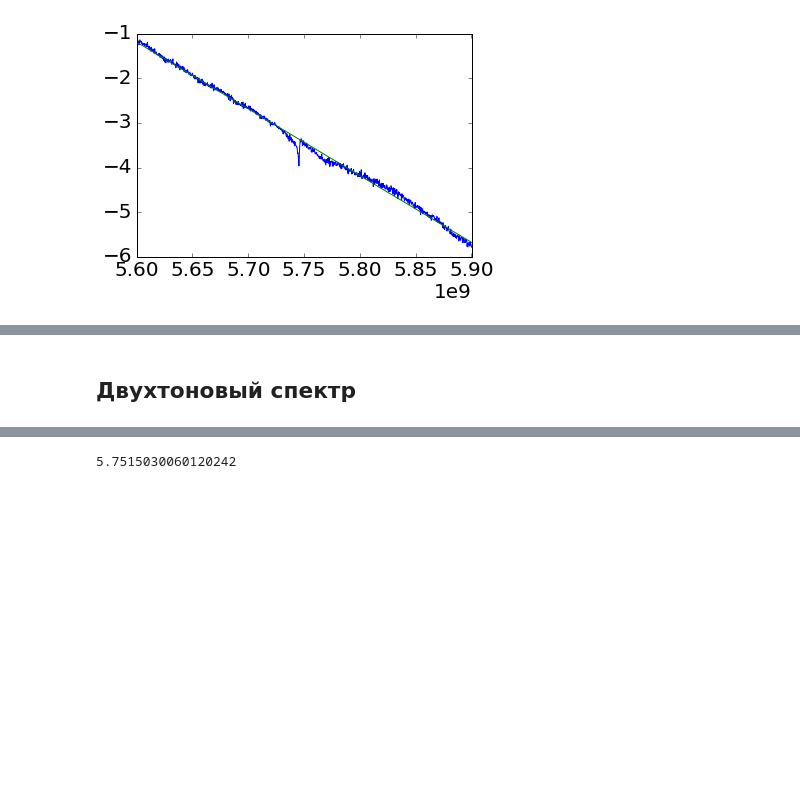
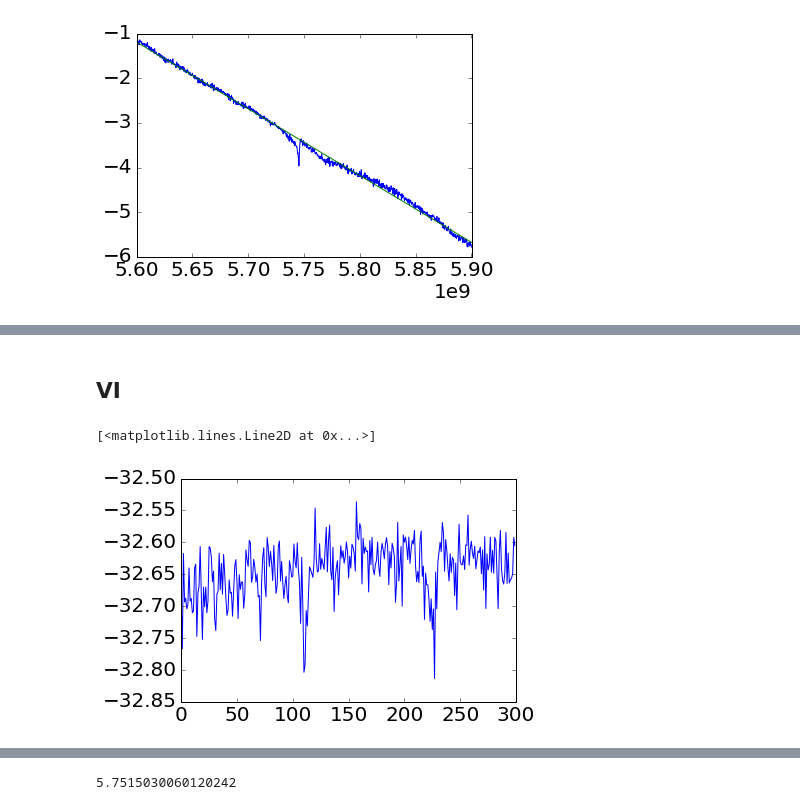
Before and after one commit to vdrhtc/Xmons, a Jupyter notebook: Qutip/Experimental data processing.ipynb, the cells around one changed output, grey strips where cells are left out. Saved outputs shown, nothing was run; the diff lists cells and outputs as text; code cells hidden in the pictures; blank space fills up the shorter version.

```diff
--- a/Qutip/Experimental data processing.ipynb
+++ b/Qutip/Experimental data processing.ipynb
@@ -92,2 +126,2 @@ with open("fitting_data/xmons-first-try-2nd-res-anticrossing-high-res-calibrated
-# %% [markdown]
-## Двухтоновый спектр
+# %% [markdown]
+## VI
@@ -93,0 +131,5 @@ with open("fitting_data/xmons-first-try-2nd-res-anticrossing-high-res-calibrated
+# %%
+plt.plot(data6[1][2][:, 220])
+# %% [output]
+[<matplotlib.lines.Line2D at 0x...>]
+[figure, added]
```
Also changed, not shown: parts of 27 cells of this notebook, 27 other files.
